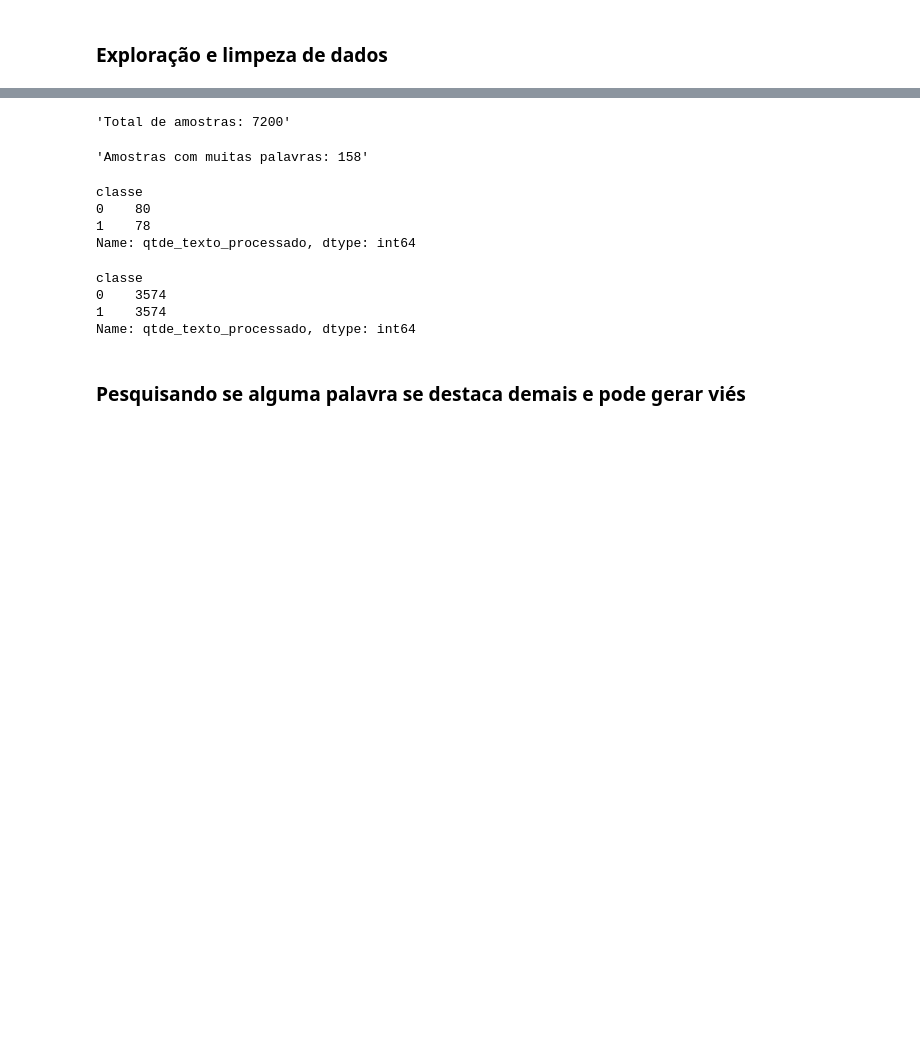
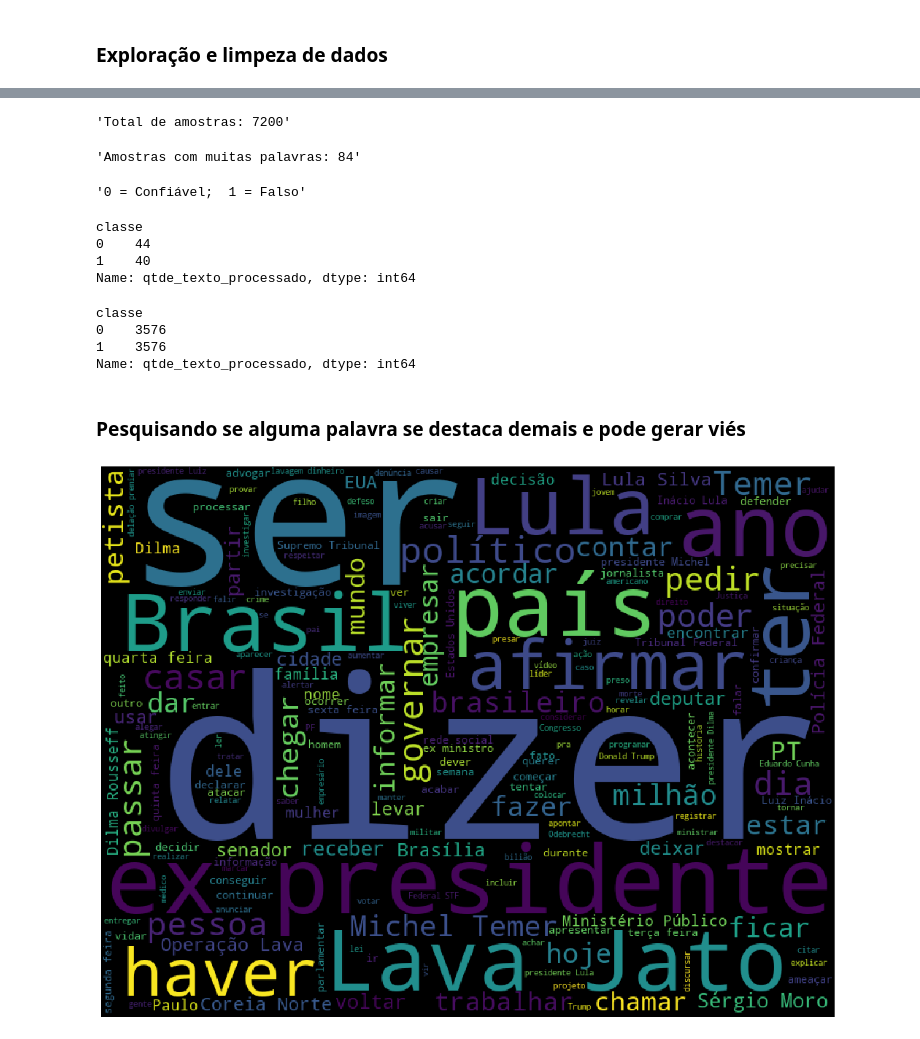
Before and after one commit to caesarcc/python-api-url-check, a Jupyter notebook: jupyter/classificacao_passo01_pre_processamento_exploracao.ipynb, the cells around one changed output, grey strips where cells are left out. Drawn from its saved outputs; the diff is of its cells as text; code cells hidden in the pictures; blank space fills up the shorter version.

```diff
--- a/jupyter/classificacao_passo01_pre_processamento_exploracao.ipynb
+++ b/jupyter/classificacao_passo01_pre_processamento_exploracao.ipynb
@@ -183,31 +186,35 @@ axes2 = evitar_bias.pivot(columns='classe').qtde_texto_processado.plot(ax=axes[1
 # %%
 display(f"Total de amostras: {dados.shape[0]}", f"Amostras com muitas palavras: {evitar_bias.shape[0]}")
+display("0 = Confiável;  1 = Falso")
 display(evitar_bias.groupby('classe').qtde_texto_processado.count())
 # %% [output]
 'Total de amostras: 7200'
-'Amostras com muitas palavras: 158'
+'Amostras com muitas palavras: 84'
-classe
-0    80
-1    78
-Name: qtde_texto_processado, dtype: int64
+'0 = Confiável;  1 = Falso'
+classe
+0    44
+1    40
+Name: qtde_texto_processado, dtype: int64
 # %%
-dados[(dados['qtde_texto_processado'] < 400)].groupby('classe').qtde_texto_processado.count()
+# testes do ponto de corte
+dados[(dados['qtde_texto_processado'] < 350)].groupby('classe').qtde_texto_processado.count()
 # %% [output]
 classe
-0    3574
-1    3574
+0    3576
+1    3576
 Name: qtde_texto_processado, dtype: int64
 # %%
 # Encontrei um ponto de corte que manteve o balanceamento perfeito da base
-dados = dados[(dados['qtde_texto_processado'] < 400)]
+dados = dados[(dados['qtde_texto_processado'] < 350)]
 # %% [markdown]
 ### Pesquisando se alguma palavra se destaca demais e pode gerar viés
 # %%
-wordcloud = WordCloud( background_color='black', width=800, height=600)
-# generate the word cloud by passing the corpus
-text_cloud = wordcloud.generate(' '.join(dados['text']))
-# plotting the word cloud
-plt.figure(figsize=(20,30))
-plt.imshow(text_cloud)
+# Avaliar as palavras mais usadas em todo dataset
+wordcloud_full = WordCloud( background_color='black', width=800, height=600)
+nuvem = wordcloud_full.generate(' '.join(dados['texto_processado']))
+plt.figure(figsize=(18,25))
+plt.imshow(nuvem)
 plt.axis('off')
 plt.show()
+# %% [output]
+[figure, added]
```
Also changed, not shown: parts of 17 cells of this notebook, 1 other file.
